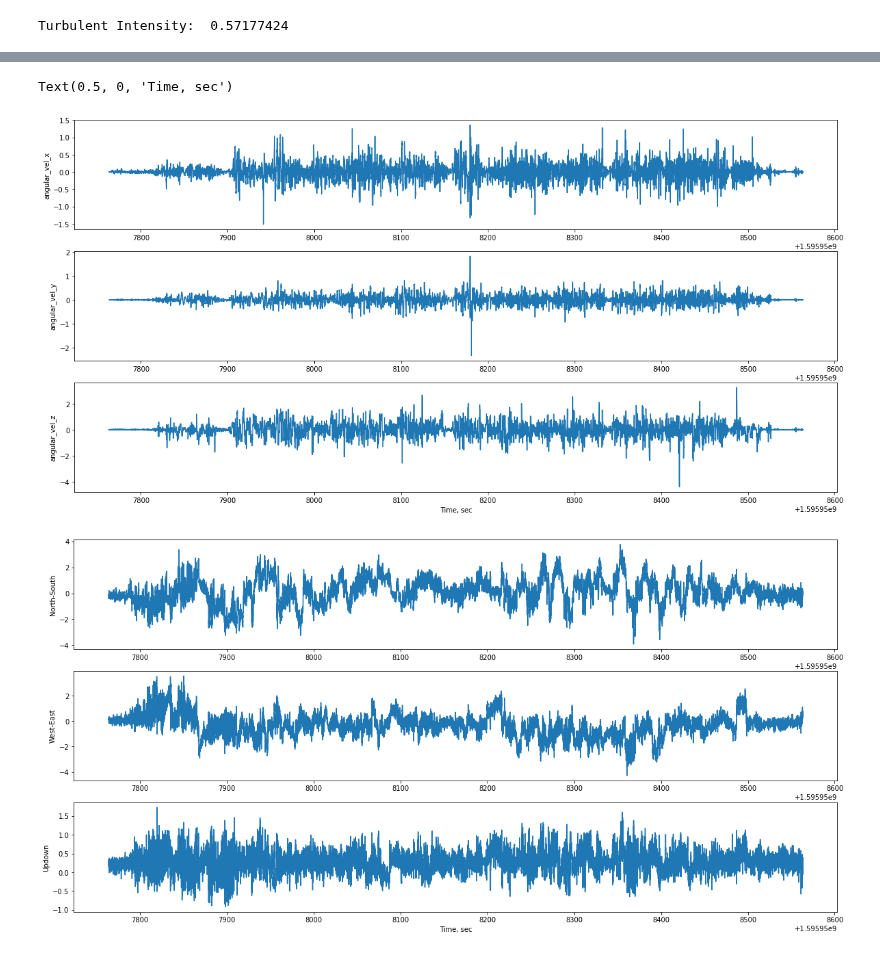
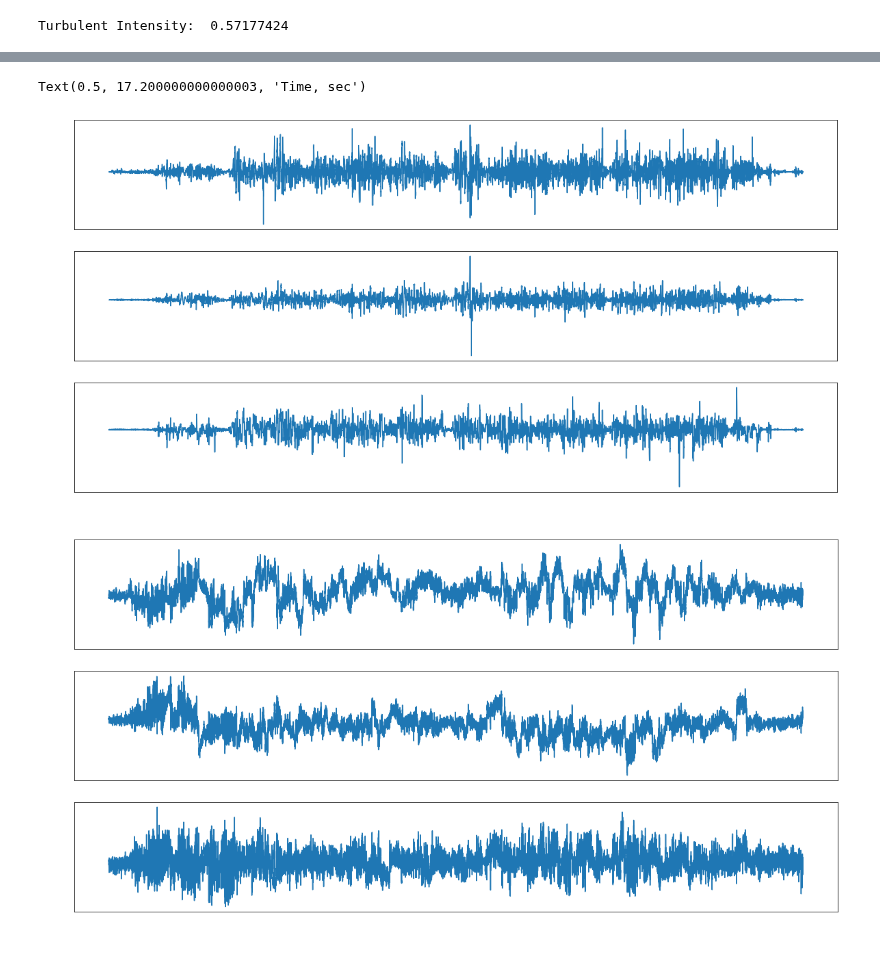
Before and after one commit to arunavanag591/odor_analysis, a Jupyter notebook: data_exploration/analysis_data_2807.ipynb, the cells around one changed output, grey strips where cells are left out. Drawn from its saved outputs; the diff is of its cells as text; code cells hidden in the pictures.

```diff
--- a/data_exploration/analysis_data_2807.ipynb
+++ b/data_exploration/analysis_data_2807.ipynb
@@ -204,41 +161,48 @@ df6[6:399255]
 # %%
-##plot imu angular vel
+##IMU_ANGULAR_VEL
 fig_imu = plt.figure(figsize=(20,10))
 
-ax1 = fig_imu.add_subplot(311)
-ax1.plot(df6.time, df6._imu_data_angular_velocity_x)
-ax1.set_ylabel('angular_vel_x')
+ax1_imu = fig_imu.add_subplot(311)
+ax1_imu.plot(df6.time, df6._imu_data_angular_velocity_x)
+ax1_imu.set_ylabel('angular_vel_x')
 
-ax2 = fig_imu.add_subplot(312)
-ax2.plot(df6.time, df6._imu_data_angular_velocity_y)
-ax2.set_ylabel('angular_vel_y')
+ax2_imu = fig_imu.add_subplot(312)
+ax2_imu.plot(df6.time, df6._imu_data_angular_velocity_y)
+ax2_imu.set_ylabel('angular_vel_y')
 
-ax3 = fig_imu.add_subplot(313)
-ax3.plot(df6.time, df6._imu_data_angular_velocity_z)
+ax3_imu = fig_imu.add_subplot(313)
+ax3_imu.plot(df6.time, df6._imu_data_angular_velocity_z)
 ax3.set_ylabel('angular_vel_z')
 
 
-ax3.set_xlabel('Time, sec')
+ax3_imu.set_xlabel('Time, sec')
 
 
-##plot imu angular vel
+##WIND
 fig_wind = plt.figure(figsize=(20,10))
 
-ax1 = fig_wind.add_subplot(311)
-ax1.plot(df6.time, df6._trisonica_northsouth)
-ax1.set_ylabel('North-South')
+ax1_wind = fig_wind.add_subplot(311)
+ax1_wind.plot(df6.time, df6._trisonica_northsouth)
+ax1_wind.set_ylabel('North-South')
 
-ax2 = fig_wind.add_subplot(312)
-ax2.plot(df6.time, df6._trisonica_westeast)
-ax2.set_ylabel('West-East')
+ax2_wind = fig_wind.add_subplot(312)
+ax2_wind.plot(df6.time, df6._trisonica_westeast)
+ax2_wind.set_ylabel('West-East')
 
-ax3 = fig_wind.add_subplot(313)
-ax3.plot(df6.time, df6._trisonica_updown)
-ax3.set_ylabel('Updown')
+ax3_wind = fig_wind.add_subplot(313)
+ax3_wind.plot(df6.time, df6._trisonica_updown)
+ax3_wind.set_ylabel('Updown')
+
+hp.plot_color(ax1_imu)
+hp.plot_color(ax2_imu)
+hp.plot_color(ax3_imu)
+hp.plot_color(ax1_wind)
+hp.plot_color(ax2_wind)
+hp.plot_color(ax3_wind)
 
 
 ax3.set_xlabel('Time, sec')
 # %% [output]
-Text(0.5, 0, 'Time, sec')
+Text(0.5, 17.200000000000003, 'Time, sec')
-[figure, old version]
+[figure, new version]
-[figure, old version]
+[figure, new version]
```
Also changed, not shown: parts of 12 cells of this notebook, 7 other files.
